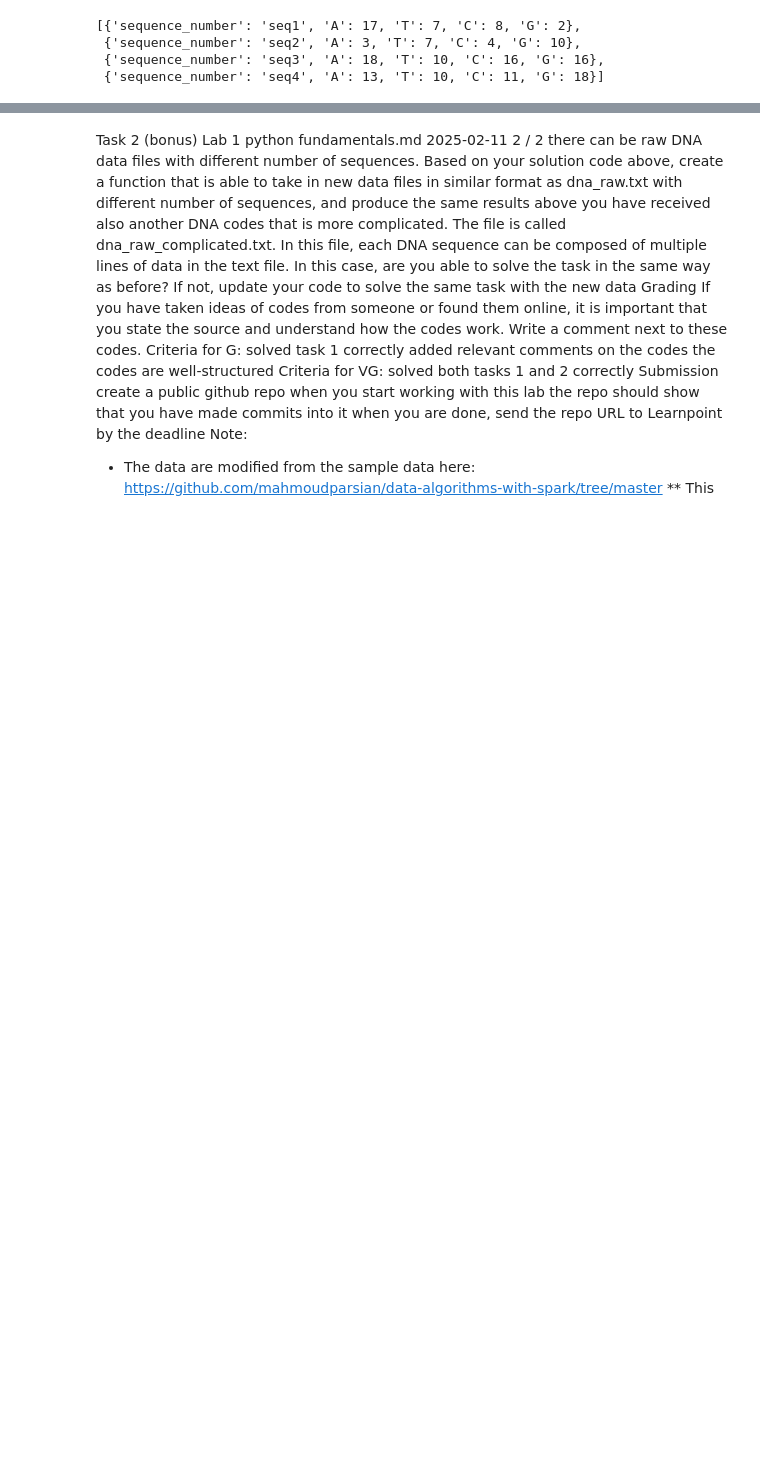
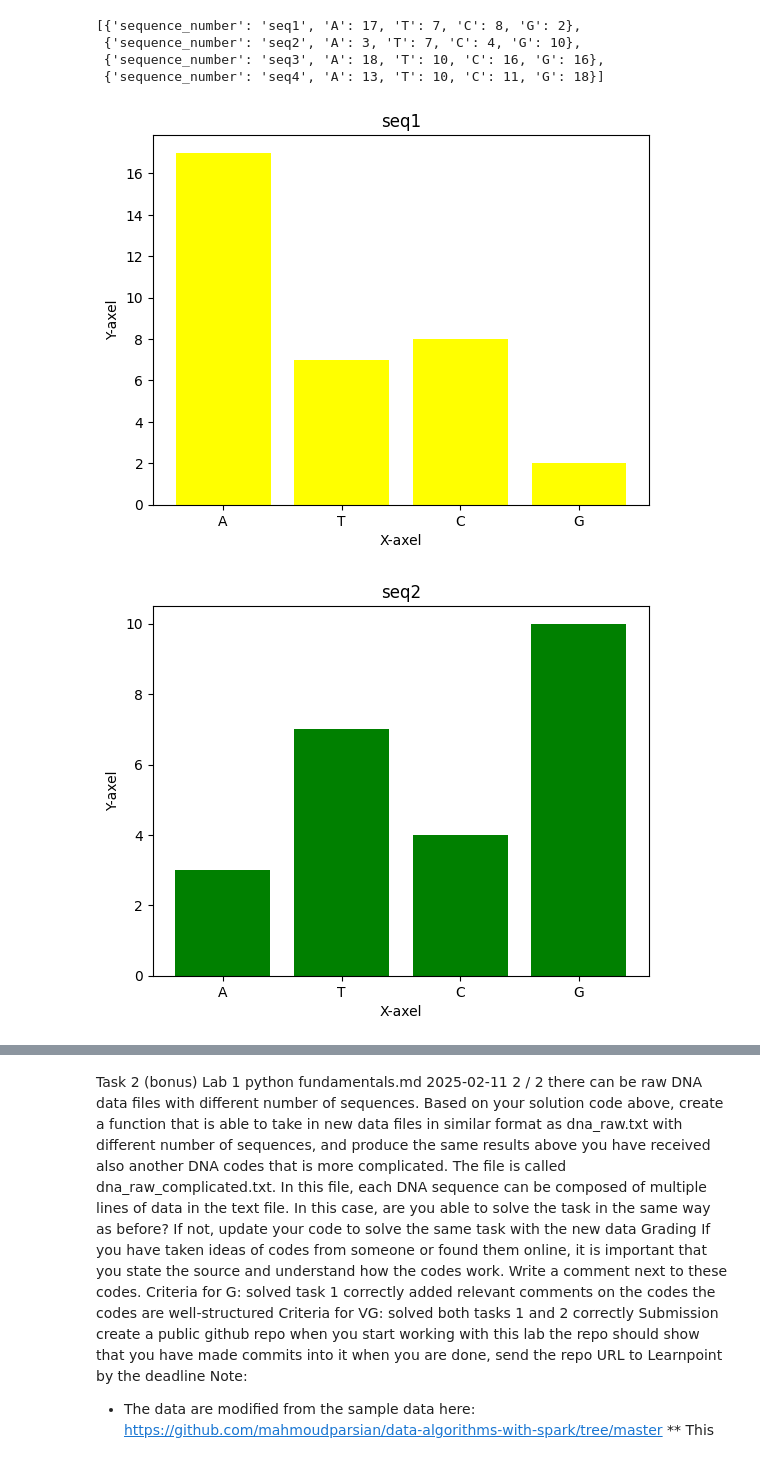
Before and after one commit to Natali-Dev/Labb_1, a Jupyter notebook: Labb_1.ipynb, the cells around one changed output, grey strips where cells are left out. Saved outputs shown, nothing was run; the diff lists cells and outputs as text; code cells hidden in the pictures; blank space fills up the shorter version.

```diff
--- a/Labb_1.ipynb
+++ b/Labb_1.ipynb
@@ -107,3 +107,57 @@ counted_dictionary_list
  {'sequence_number': 'seq2', 'A': 3, 'T': 7, 'C': 4, 'G': 10},
  {'sequence_number': 'seq3', 'A': 18, 'T': 10, 'C': 16, 'G': 16},
  {'sequence_number': 'seq4', 'A': 13, 'T': 10, 'C': 11, 'G': 18}]
+# %%
+# 3. for each sequence, graph the frequency of DNA letters for each sequence
+import matplotlib.pyplot as plt
+colors = ["yellow", "green", "red", "blue"]
+i = 0
+for data in counted_dictionary_list:
+    seq_number = data.get("sequence_number")
+    a = data.get("A")
+    t = data.get("T")
+    c = data.get("C")
+    g = data.get("G")
+    plt.title(seq_number)
+    plt.ylabel("Y-axel")
+    plt.xlabel("X-axel")
+    x = ["A", "T", "C", "G"]
+    y = [a, t, c, g]
+    plt.bar(x, y, color=colors[i])
+    plt.show()
+    i += 1
+
+# plt.title("DNA-SEQUENCES 1")
+# plt.ylabel("Y-axel")
+# plt.xlabel("X-axel")
+# x = ["A", "T", "C", "G"]
+# y = [a, t, c, g]
+# plt.bar(x, y)
+# plt.show()
+
+# plt.title("DNA-SEQUENCES 2")
+# plt.ylabel("Y-axel")
+# plt.xlabel("X-axel")
+# x = ["A", "T", "C", "G"]
+# y = [a, t, c, g]
+# plt.bar(x, y)
+# plt.show()
+
+# plt.title("DNA-SEQUENCES 3")
+# plt.ylabel("Y-axel")
+# plt.xlabel("X-axel")
+# x = ["A", "T", "C", "G"]
+# y = [a, t, c, g]
+# plt.bar(x, y)
+# plt.show()
+
+# plt.title("DNA-SEQUENCES 4", a)
+# plt.ylabel("Y-axel")
+# plt.xlabel("X-axel")
+# x = ["A", "T", "C", "G"]
+# y = [a, t, c, g]
+# plt.bar(x, y)
+# plt.show()
+# %% [output]
+[figure, added]
+[figure, added]
```
Also changed, not shown: parts of 4 cells of this notebook.
